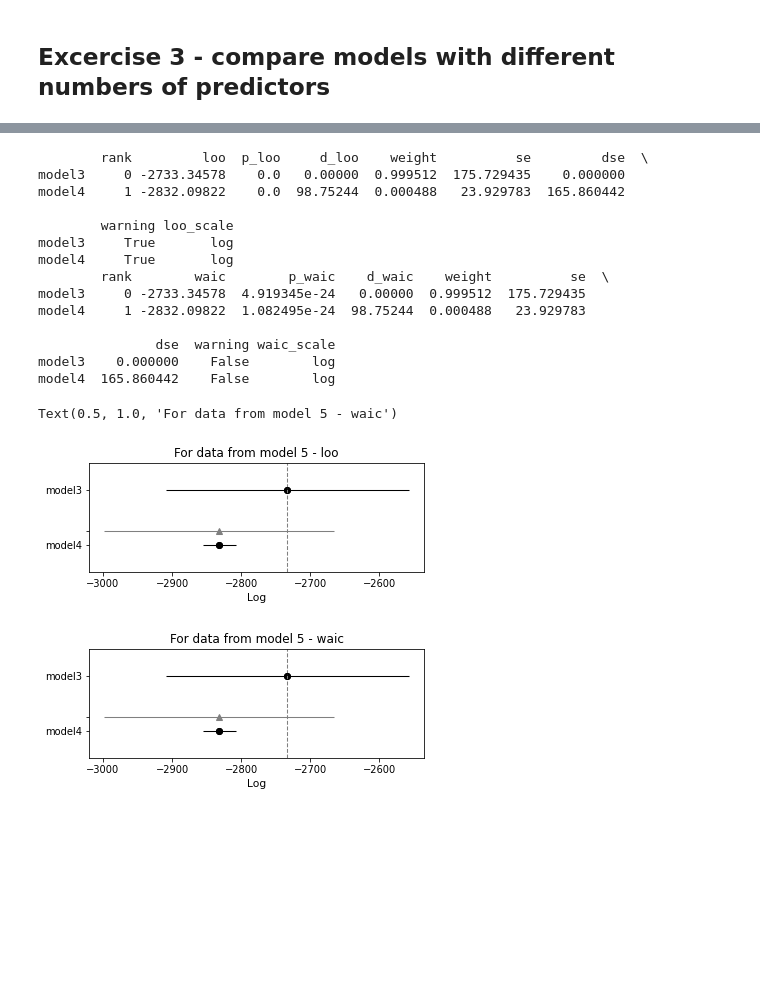
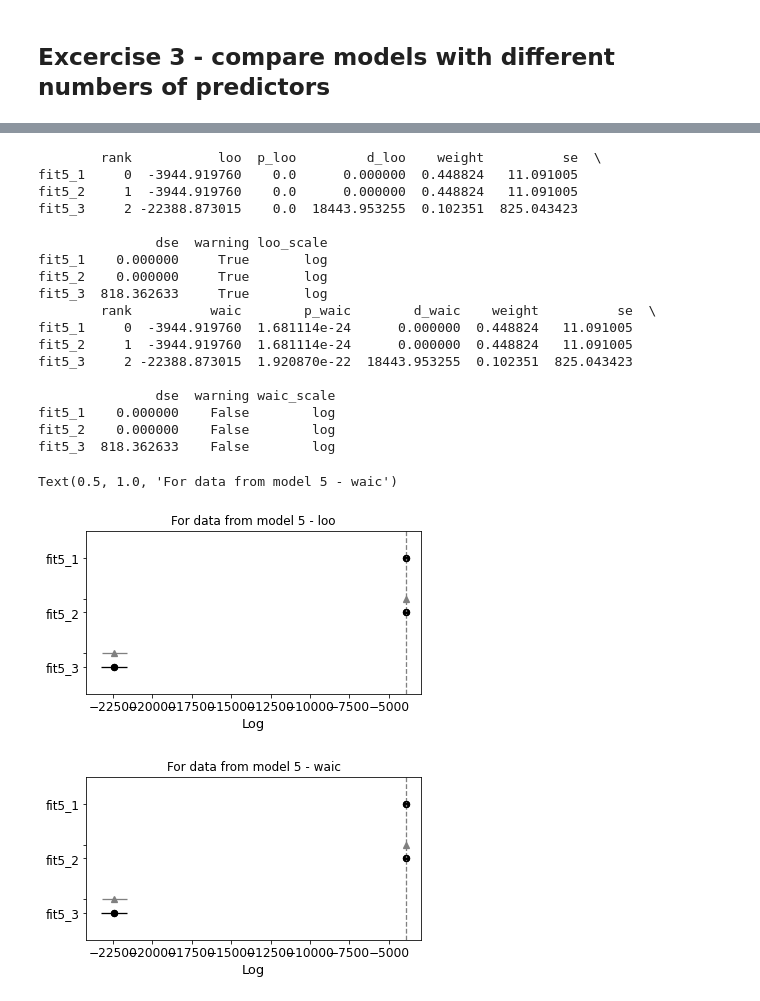
Before and after one commit to tenkinogawa/Data-Analytics, a Jupyter notebook: Lab7/Agnieszka_Welian_lab7.ipynb, the cells around one changed output, grey strips where cells are left out. Drawn from its saved outputs; the diff is of its cells as text; code cells hidden in the pictures; blank space fills up the shorter version.

```diff
--- a/Lab7/Agnieszka_Welian_lab7.ipynb
+++ b/Lab7/Agnieszka_Welian_lab7.ipynb
@@ -196,31 +196,35 @@ INFO:cmdstanpy:CmdStan done processing.
 # %%
 compare_dict_model5 = {'fit5_1': fit5_1, 'fit5_2': fit5_1, 'fit5_3': fit5_3}
 
-model_compare_loo = az.compare(compare_dict_1, ic="loo")
-model_compare_waic = az.compare(compare_dict_1, ic="waic")
+model_compare_loo = az.compare(compare_dict_model5, ic="loo")
+model_compare_waic = az.compare(compare_dict_model5, ic="waic")
 
 print(model_compare_loo.head())
 az.plot_compare(model_compare_loo)
 plt.title('For data from model 5 - loo')
 
 print(model_compare_waic.head())
 az.plot_compare(model_compare_waic)
 plt.title('For data from model 5 - waic')
 # %% [output]
-        rank         loo  p_loo     d_loo    weight          se         dse  \
-model3     0 -2733.34578    0.0   0.00000  0.999512  175.729435    0.000000
-model4     1 -2832.09822    0.0  98.75244  0.000488   23.929783  165.860442
+        rank           loo  p_loo         d_loo    weight          se  \
+fit5_1     0  -3944.919760    0.0      0.000000  0.448824   11.091005
+fit5_2     1  -3944.919760    0.0      0.000000  0.448824   11.091005
+fit5_3     2 -22388.873015    0.0  18443.953255  0.102351  825.043423
 
-        warning loo_scale
-model3     True       log
-model4     True       log
-        rank        waic        p_waic    d_waic    weight          se  \
-model3     0 -2733.34578  4.919345e-24   0.00000  0.999512  175.729435
-model4     1 -2832.09822  1.082495e-24  98.75244  0.000488   23.929783
+               dse  warning loo_scale
+fit5_1    0.000000     True       log
+fit5_2    0.000000     True       log
+fit5_3  818.362633     True       log
+        rank          waic        p_waic        d_waic    weight          se  \
+fit5_1     0  -3944.919760  1.681114e-24      0.000000  0.448824   11.091005
+fit5_2     1  -3944.919760  1.681114e-24      0.000000  0.448824   11.091005
+fit5_3     2 -22388.873015  1.920870e-22  18443.953255  0.102351  825.043423
 
                dse  warning waic_scale
-model3    0.000000    False        log
-model4  165.860442    False        log
+fit5_1    0.000000    False        log
+fit5_2    0.000000    False        log
+fit5_3  818.362633    False        log
 Text(0.5, 1.0, 'For data from model 5 - waic')
-[figure, old version]
+[figure, new version]
-[figure, old version]
+[figure, new version]
```
Also changed, not shown: parts of 6 cells of this notebook.
